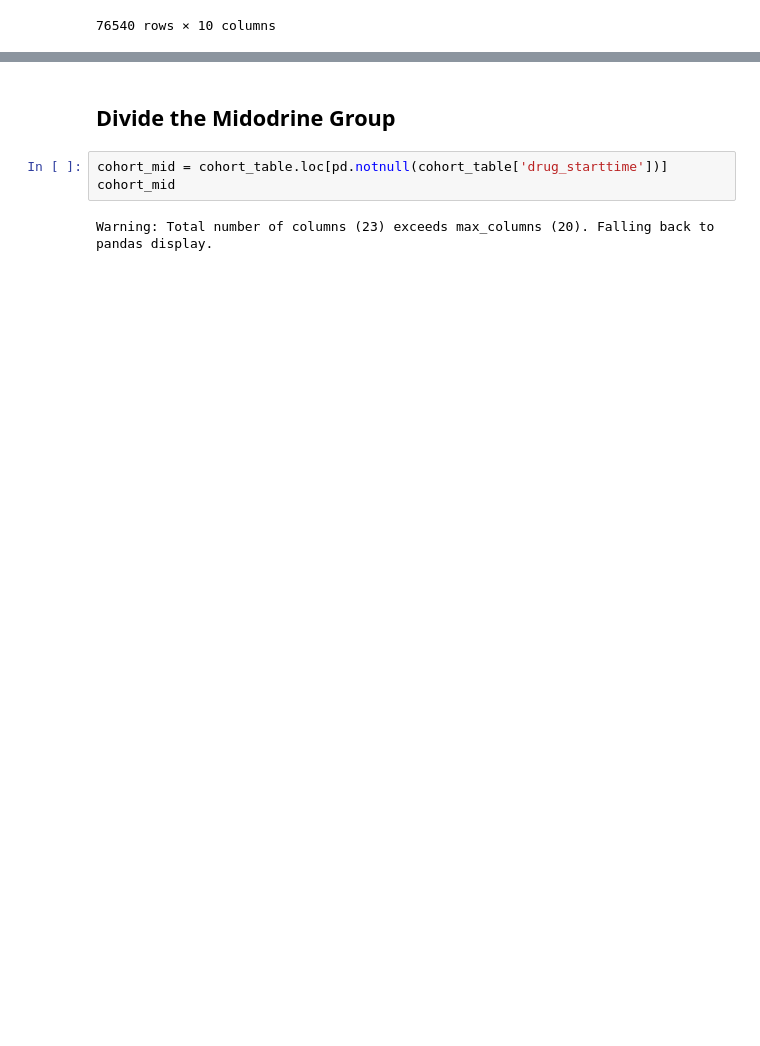
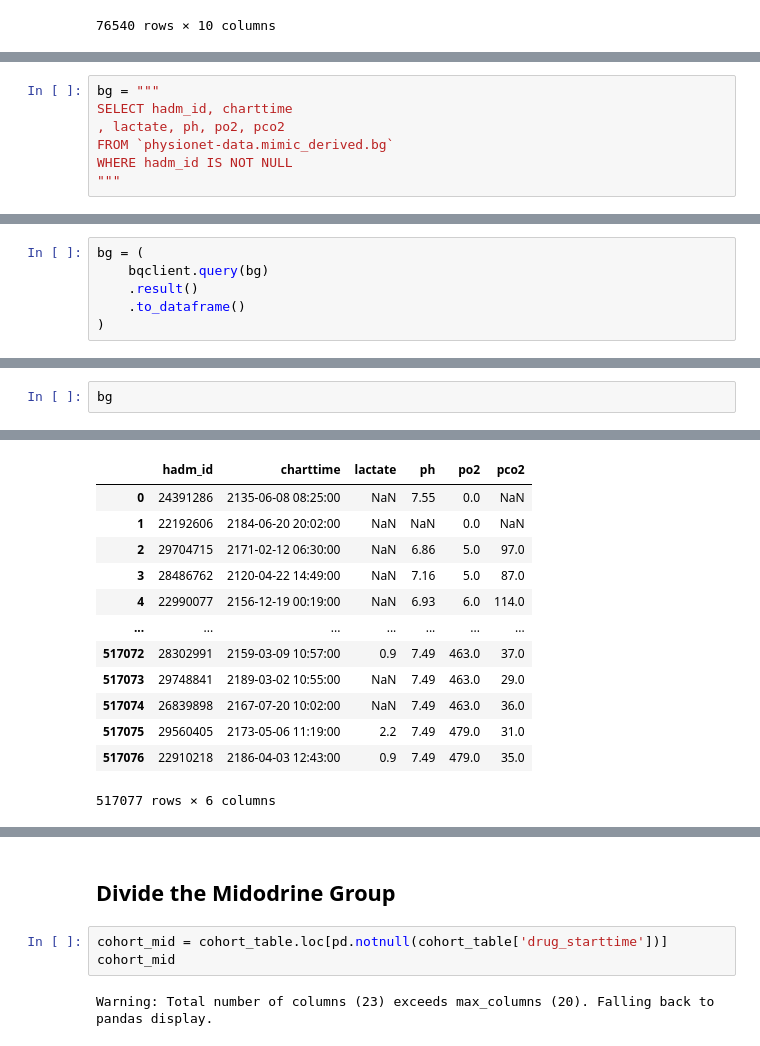
Before and after one commit to Jarvis-BITS/midodrine-mimic-iv, a Jupyter notebook: notebook/01_cohort_data_extraction.ipynb, the cells around one changed output, grey strips where cells are left out. Saved outputs shown, nothing was run; the diff lists cells and outputs as text; blank space fills up the shorter version.

```diff
--- a/notebook/01_cohort_data_extraction.ipynb
+++ b/notebook/01_cohort_data_extraction.ipynb
@@ -694,0 +730,7 @@ Warning: total number of rows (76540) exceeds max_rows (20000). Falling back to
+# %%
+bg = """
+SELECT hadm_id, charttime
+, lactate, ph, po2, pco2
+FROM `physionet-data.mimic_derived.bg`
+WHERE hadm_id IS NOT NULL
+"""
@@ -694,0 +810,6 @@ Warning: total number of rows (76540) exceeds max_rows (20000). Falling back to
+# %%
+bg = (
+    bqclient.query(bg)
+    .result()
+    .to_dataframe()
+)
@@ -694,0 +856,3 @@ Warning: total number of rows (76540) exceeds max_rows (20000). Falling back to
+# %%
+bg
+# %% [output]
@@ -694,0 +860,13 @@ Warning: total number of rows (76540) exceeds max_rows (20000). Falling back to
+|  | hadm_id | charttime | lactate | ph | po2 | pco2 |
+| 0 | 24391286 | 2135-06-08 08:25:00 | NaN | 7.55 | 0.0 | NaN |
+| 1 | 22192606 | 2184-06-20 20:02:00 | NaN | NaN | 0.0 | NaN |
+| 2 | 29704715 | 2171-02-12 06:30:00 | NaN | 6.86 | 5.0 | 97.0 |
+| 3 | 28486762 | 2120-04-22 14:49:00 | NaN | 7.16 | 5.0 | 87.0 |
+| 4 | 22990077 | 2156-12-19 00:19:00 | NaN | 6.93 | 6.0 | 114.0 |
+| ... | ... | ... | ... | ... | ... | ... |
+| 517072 | 28302991 | 2159-03-09 10:57:00 | 0.9 | 7.49 | 463.0 | 37.0 |
+| 517073 | 29748841 | 2189-03-02 10:55:00 | NaN | 7.49 | 463.0 | 29.0 |
+| 517074 | 26839898 | 2167-07-20 10:02:00 | NaN | 7.49 | 463.0 | 36.0 |
+| 517075 | 29560405 | 2173-05-06 11:19:00 | 2.2 | 7.49 | 479.0 | 31.0 |
+| 517076 | 22910218 | 2186-04-03 12:43:00 | 0.9 | 7.49 | 479.0 | 35.0 |
+517077 rows × 6 columns
```
Also changed, not shown: parts of 42 cells of this notebook.
